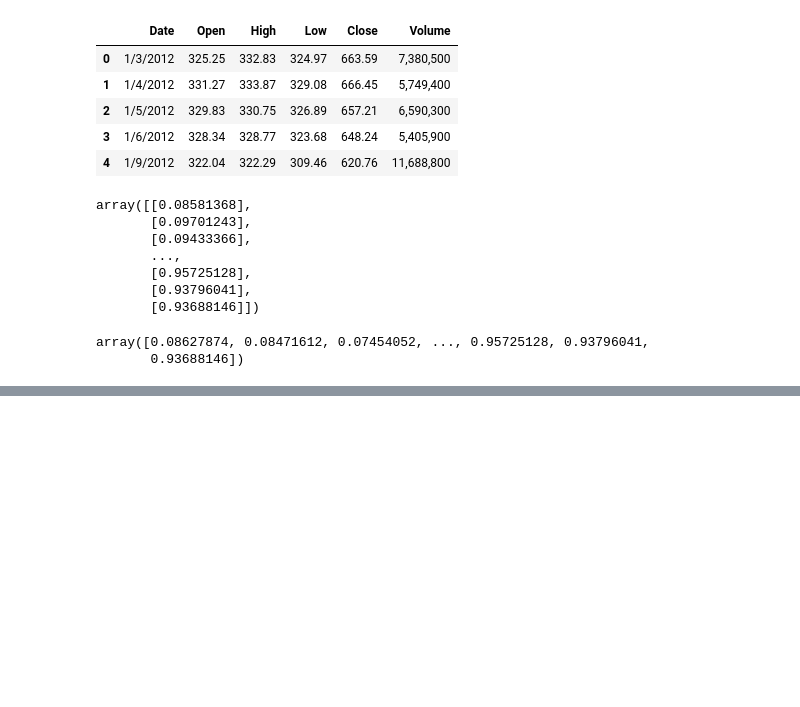
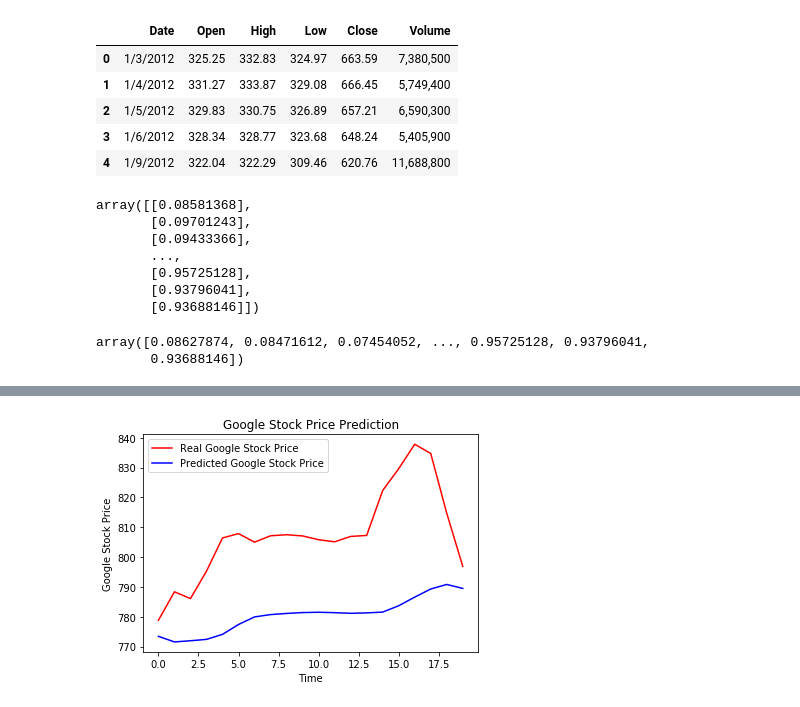
Before and after one commit to kalrashivam/Machine-Learning, a Jupyter notebook: Volume 1 - Supervised Deep Learning/Part 3 - Recurrent Neural Networks (RNN)/Recurrent_Neural_Networks/google check.ipynb, the cells around one changed output, grey strips where cells are left out. Drawn from its saved outputs; the diff is of its cells as text; code cells hidden in the pictures; blank space fills up the shorter version.

```diff
--- a/Volume 1 - Supervised Deep Learning/Part 3 - Recurrent Neural Networks (RNN)/Recurrent_Neural_Networks/google check.ipynb
+++ b/Volume 1 - Supervised Deep Learning/Part 3 - Recurrent Neural Networks (RNN)/Recurrent_Neural_Networks/google check.ipynb
@@ -94,0 +96,4 @@ Epoch 47/120
+# %%
+test = pd.read_csv('Google_Stock_Price_Test.csv')
+# %%
+real =test.iloc[:,1:2].values
@@ -94,0 +123,22 @@ Epoch 47/120
+# %%
+dataset_total = pd.concat((df['Open'], test['Open']), axis = 0)
+inputs = dataset_total[len(dataset_total) - len(test) - 60:].values
+inputs = inputs.reshape(-1,1)
+inputs = scaler.transform(inputs)
+X_test = []
+for i in range(60, 80):
+    X_test.append(inputs[i-60:i, 0])
+X_test = np.array(X_test)
+X_test = np.reshape(X_test, (X_test.shape[0], X_test.shape[1], 1))
+predicted_stock_price = regressor.predict(X_test)
+predicted_stock_price = scaler.inverse_transform(predicted_stock_price)
+# %%
+mlt.plot(real, color = 'red', label = 'Real Google Stock Price')
+mlt.plot(predicted_stock_price, color = 'blue', label = 'Predicted Google Stock Price')
+mlt.title('Google Stock Price Prediction')
+mlt.xlabel('Time')
+mlt.ylabel('Google Stock Price')
+mlt.legend()
+mlt.show()
+# %% [output]
+[figure, added]
```
Also changed, not shown: parts of 2 cells of this notebook.
